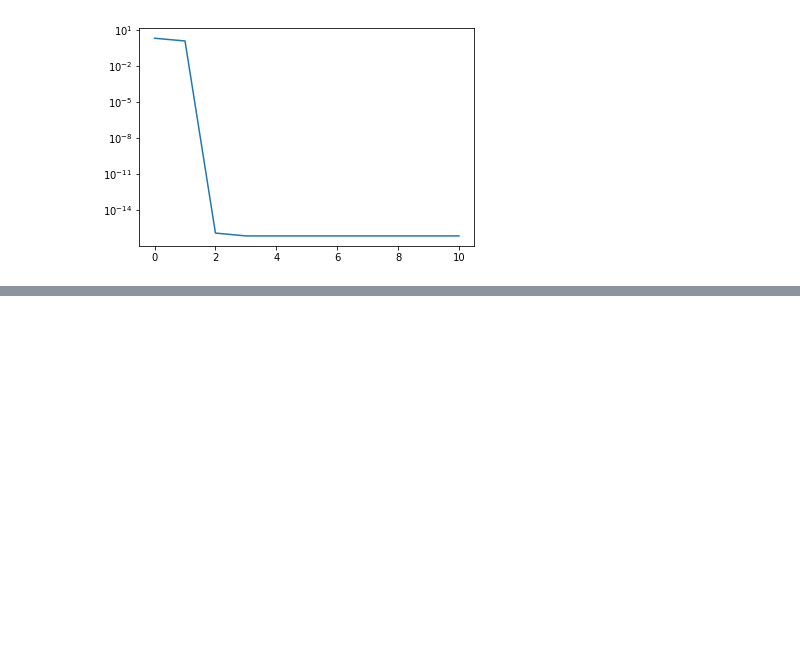
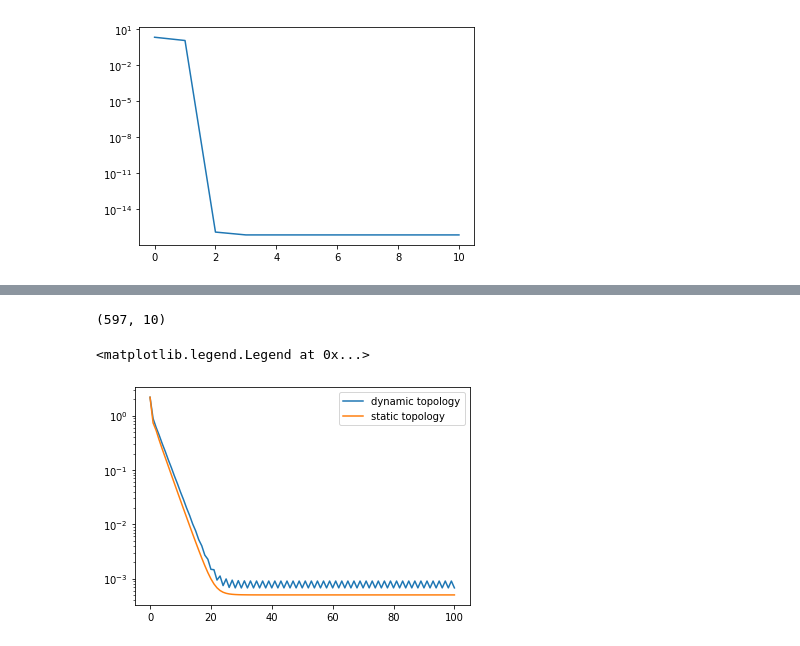
Before and after one commit to Bluefog-Lib/bluefog-tutorial, a Jupyter notebook: Section 5/Dynamic Graphs.ipynb, the cells around one changed output, grey strips where cells are left out. Cells and saved outputs as stored; diff of their text form; code cells hidden in the pictures; blank space fills up the shorter version.

```diff
--- a/Section 5/Dynamic Graphs.ipynb
+++ b/Section 5/Dynamic Graphs.ipynb
@@ -217,0 +255,4 @@ As shown in previous section, the algorithm will reach the consensus under `log(
+# %%
+X_partial.shape
+# %% [output]
+(597, 10)
@@ -217,0 +295,9 @@ As shown in previous section, the algorithm will reach the consensus under `log(
+# %%
+mse_dynamic, mse_static = rc[0].pull(["mse_dynamic", "mse_static"], block=True)
+# %%
+plt.semilogy(mse_dynamic, label="dynamic topology")
+plt.semilogy(mse_static, label="static topology")
+plt.legend()
+# %% [output]
+<matplotlib.legend.Legend at 0x...>
+[figure, added]
```
Also changed, not shown: parts of 13 cells of this notebook.
